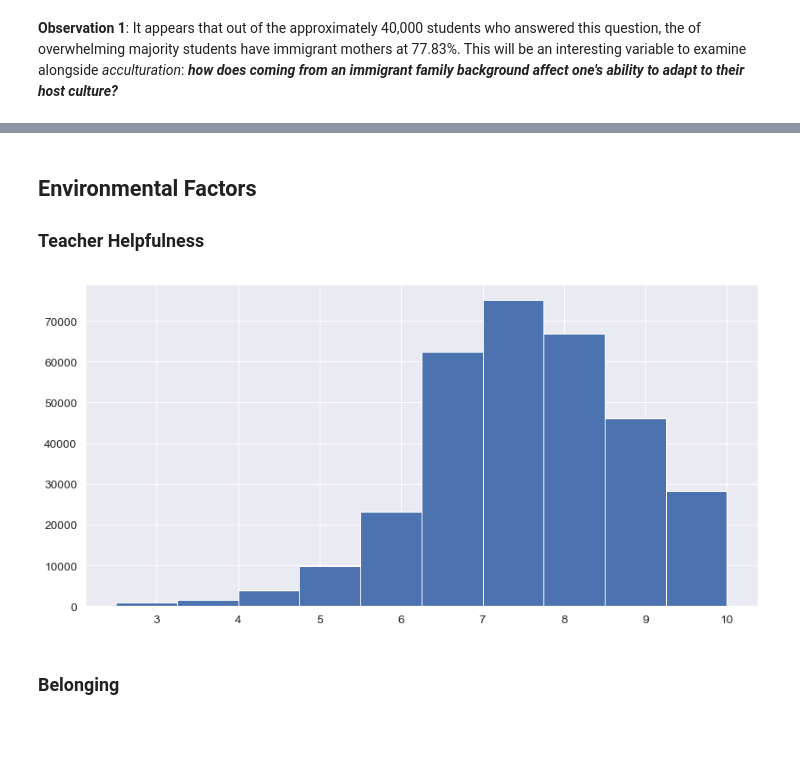
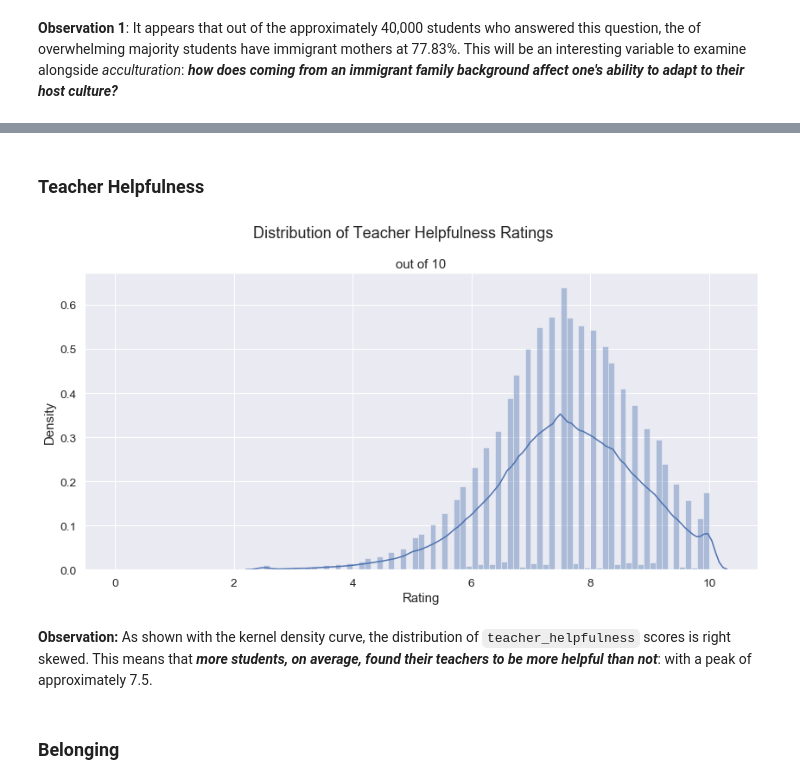
Before and after one commit to aeglon97/Communicate-Data-Findings, a Jupyter notebook: exploration_template.ipynb, the cells around one changed output, grey strips where cells are left out. Drawn from its saved outputs; the diff is of its cells as text; code cells hidden in the pictures; blank space fills up the shorter version.

```diff
--- a/exploration_template.ipynb
+++ b/exploration_template.ipynb
@@ -339,9 +367,16 @@ plt.savefig(PATH_UNIVARIATE + 'mother-immigrant.png')
+# %%
+def create_distplot(data, bins):
+    fig = plt.figure(figsize = [12, 6])
+    ax = sb.distplot(data, bins = bins)
+    ax.minorticks_on()
+    return fig, ax
 # %% [markdown]
-## Environmental Factors
-
 ### Teacher Helpfulness
-# %%
-plt.figure(figsize = [12, 6])
-plt.hist(df.teacher_helpfulness);
-# %% [output]
-[figure, removed]
+# %%
+fig, ax = create_distplot(df.teacher_helpfulness.dropna(), bins = bins_scores)
+polish_plot('Distribution of Teacher Helpfulness Ratings', 'out of 10', 'Rating', 'Density',
+            PATH_UNIVARIATE, 'teacher-helpfulness.png')
+# %% [output]
+[figure, added]
+# %% [markdown]
+**Observation:** As shown with the kernel density curve, the distribution of `teacher_helpfulness` scores is right skewed. This means that ***more students, on average, found their teachers to be more helpful than not***: with a peak of approximately 7.5.
```
Also changed, not shown: parts of 38 cells of this notebook, 16 other files.
